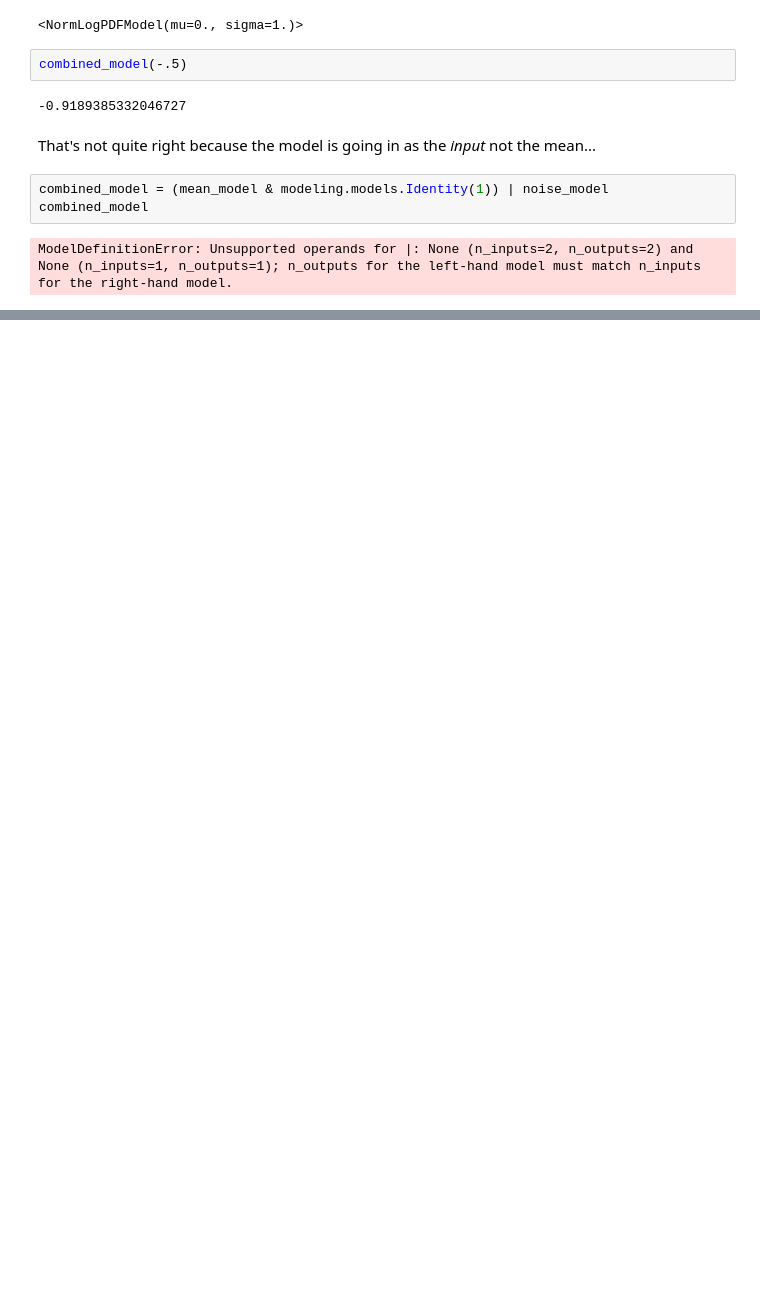
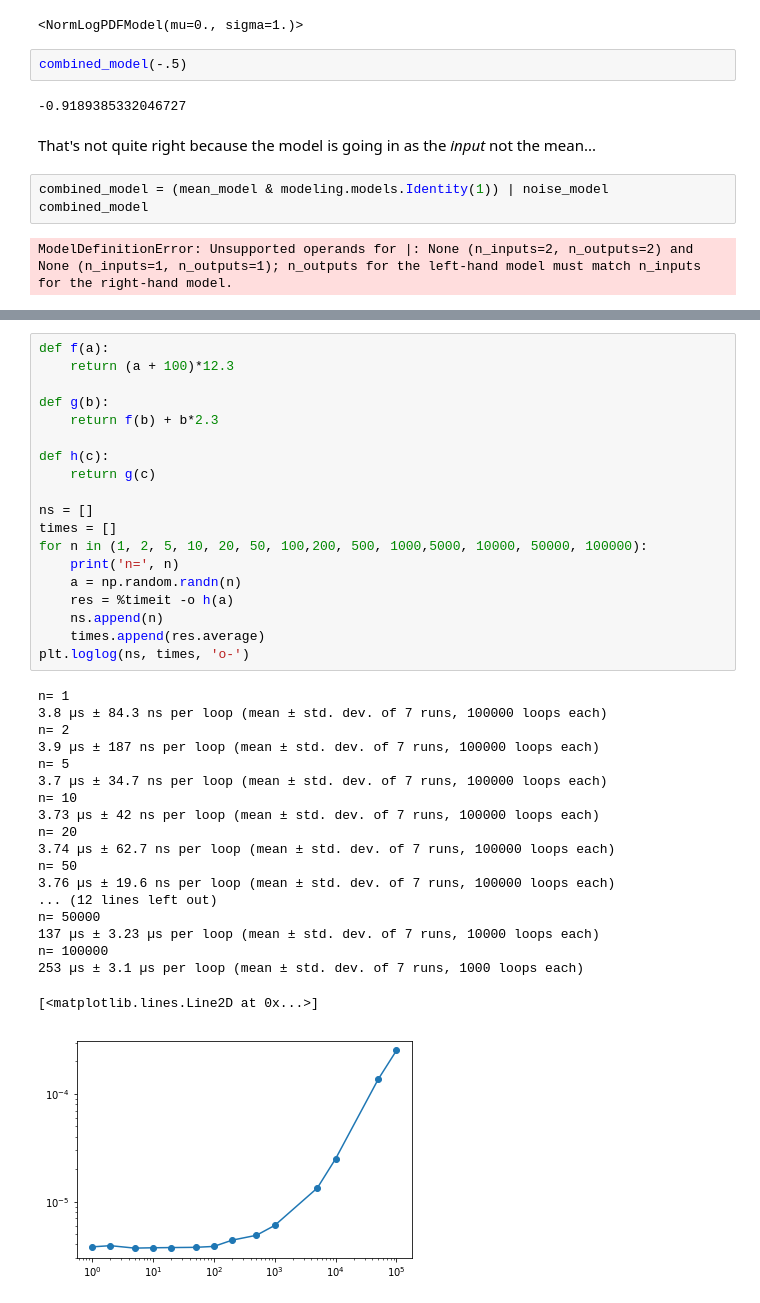
Before and after one commit to eteq/emceemr, a Jupyter notebook: notebooks/emceemr_first_experiments.ipynb, the cells around one changed output, grey strips where cells are left out. Cells and saved outputs as stored; diff of their text form; blank space fills up the shorter version.

```diff
--- a/notebooks/emceemr_first_experiments.ipynb
+++ b/notebooks/emceemr_first_experiments.ipynb
@@ -285,0 +328,39 @@ TypeError: _parse_args() got an unexpected keyword argument 'mu'
+# %%
+def f(a):
+    return (a + 100)*12.3
+
+def g(b):
+    return f(b) + b*2.3
+
+def h(c):
+    return g(c)
+
+ns = []
+times = []
+for n in (1, 2, 5, 10, 20, 50, 100,200, 500, 1000,5000, 10000, 50000, 100000):
+    print('n=', n)
+    a = np.random.randn(n)
+    res = %timeit -o h(a)
+    ns.append(n)
+    times.append(res.average)
+plt.loglog(ns, times, 'o-')
+# %% [output]
+n= 1
+3.8 µs ± 84.3 ns per loop (mean ± std. dev. of 7 runs, 100000 loops each)
+n= 2
+3.9 µs ± 187 ns per loop (mean ± std. dev. of 7 runs, 100000 loops each)
+n= 5
+3.7 µs ± 34.7 ns per loop (mean ± std. dev. of 7 runs, 100000 loops each)
+n= 10
+3.73 µs ± 42 ns per loop (mean ± std. dev. of 7 runs, 100000 loops each)
+n= 20
+3.74 µs ± 62.7 ns per loop (mean ± std. dev. of 7 runs, 100000 loops each)
+n= 50
+3.76 µs ± 19.6 ns per loop (mean ± std. dev. of 7 runs, 100000 loops each)
+... (12 lines left out)
+n= 50000
+137 µs ± 3.23 µs per loop (mean ± std. dev. of 7 runs, 10000 loops each)
+n= 100000
+253 µs ± 3.1 µs per loop (mean ± std. dev. of 7 runs, 1000 loops each)
+[<matplotlib.lines.Line2D at 0x...>]
+[figure, added]
```
Also changed, not shown: parts of 16 cells of this notebook.
